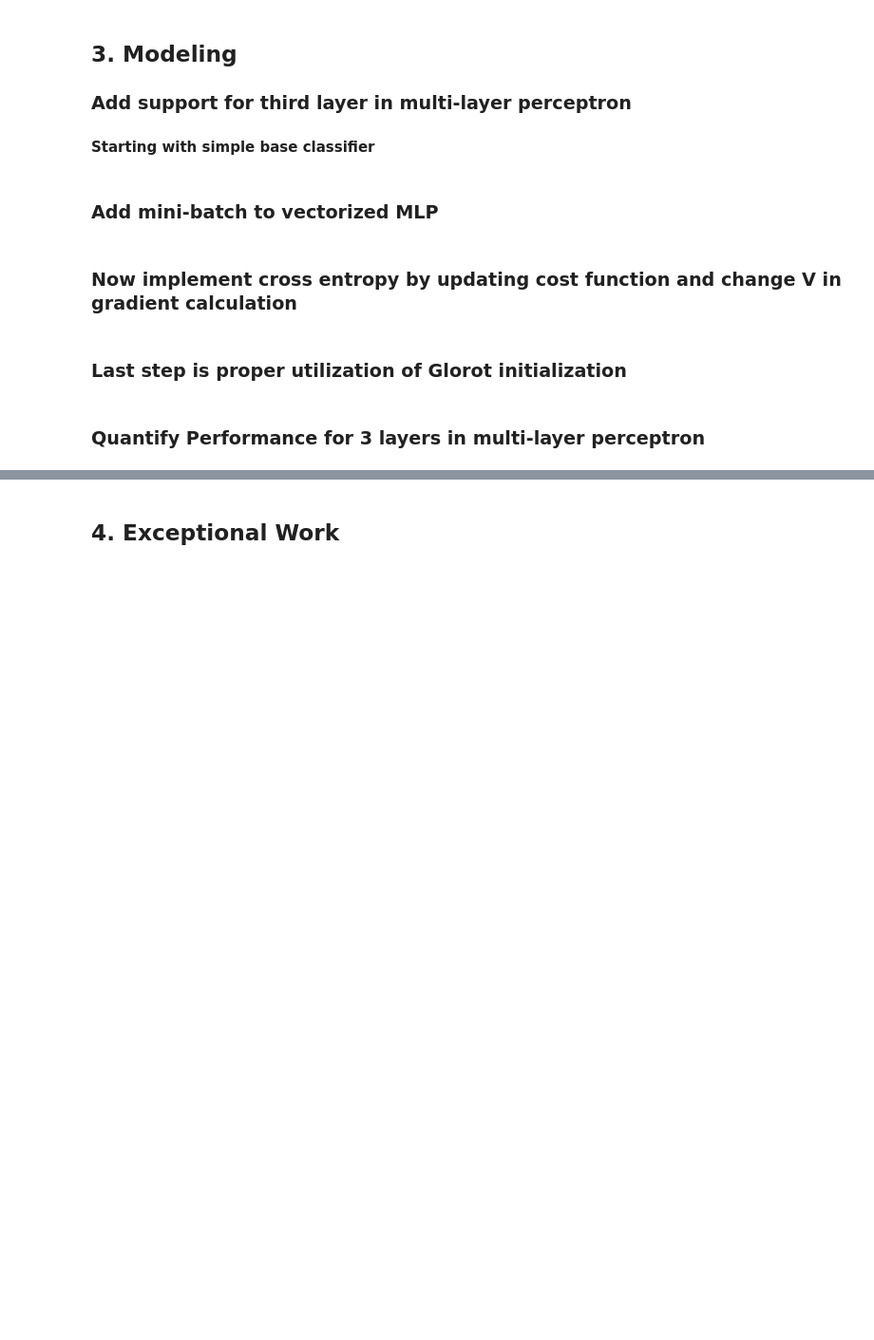
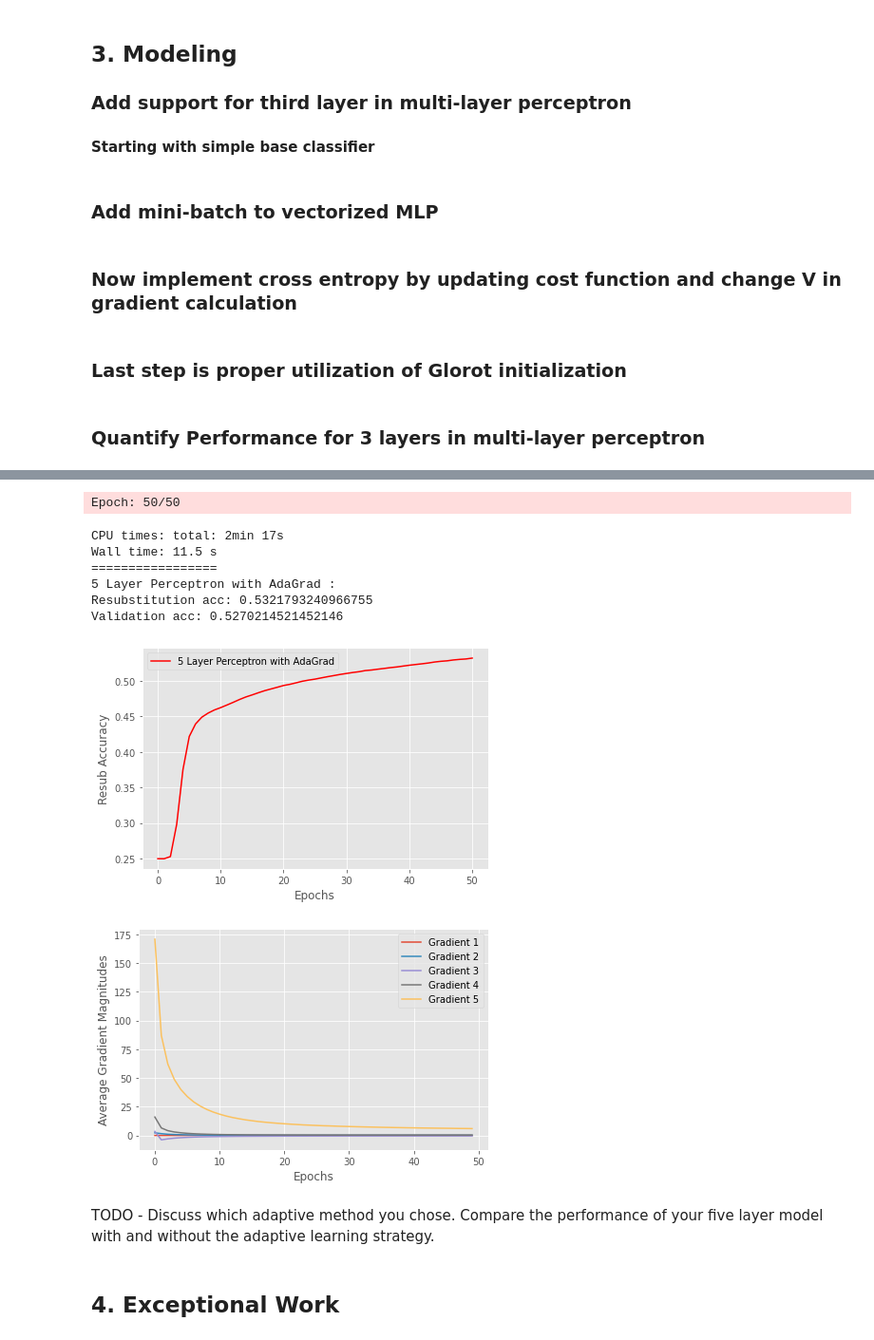
Before and after one commit to kirkwat/machine-learning, a Jupyter notebook: lab4/kirk.ipynb, the cells around one changed output, grey strips where cells are left out. Shown at 95% size. Saved outputs shown, nothing was run; the diff lists cells and outputs as text; code cells hidden in the pictures; blank space fills up the shorter version.

```diff
--- a/lab4/kirk.ipynb
+++ b/lab4/kirk.ipynb
@@ -810,2 +912,25 @@ print_result(nn_better,X_train_norm_enc,y_train, X_test_norm_enc, y_test,gradien
+# %%
+vals = { 'layers':5, 'n_hidden':30,
+         'C':0.1, 'epochs':50, 'eta':0.001,
+         'alpha':0.001, 'decrease_const':1e-11, 'minibatches':50,
+         'shuffle':True,'random_state':1}
+
+#quantify performance using accuracy
+nn = AdaGradMLP(**vals)
+%time gradients = nn.fit(X_train_norm_enc, y_train, print_progress=1)
+#display accuracy performance and average gradient magnitudes for each layer
+print_result(nn,X_train_norm_enc,y_train, X_test_norm_enc, y_test,gradients,title="5 Layer Perceptron with AdaGrad")
+# %% [output]
+Epoch: 50/50
+CPU times: total: 2min 17s
+Wall time: 11.5 s
+=================
+5 Layer Perceptron with AdaGrad :
+Resubstitution acc: 0.5321793240966755
+Validation acc: 0.5270214521452146
+[figure, added]
+[figure, added]
+# %% [markdown]
+TODO - Discuss which adaptive method you chose. Compare the performance of your five layer model with and without the adaptive learning strategy.
 # %% [markdown]
 ## 4. Exceptional Work
```
Also changed, not shown: parts of 11 cells of this notebook.
